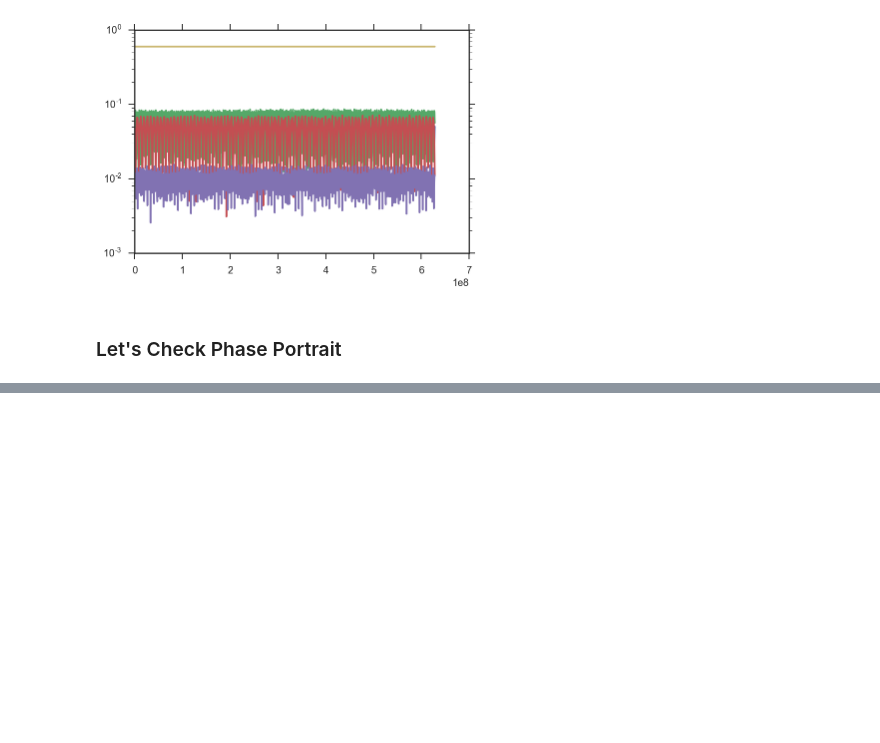
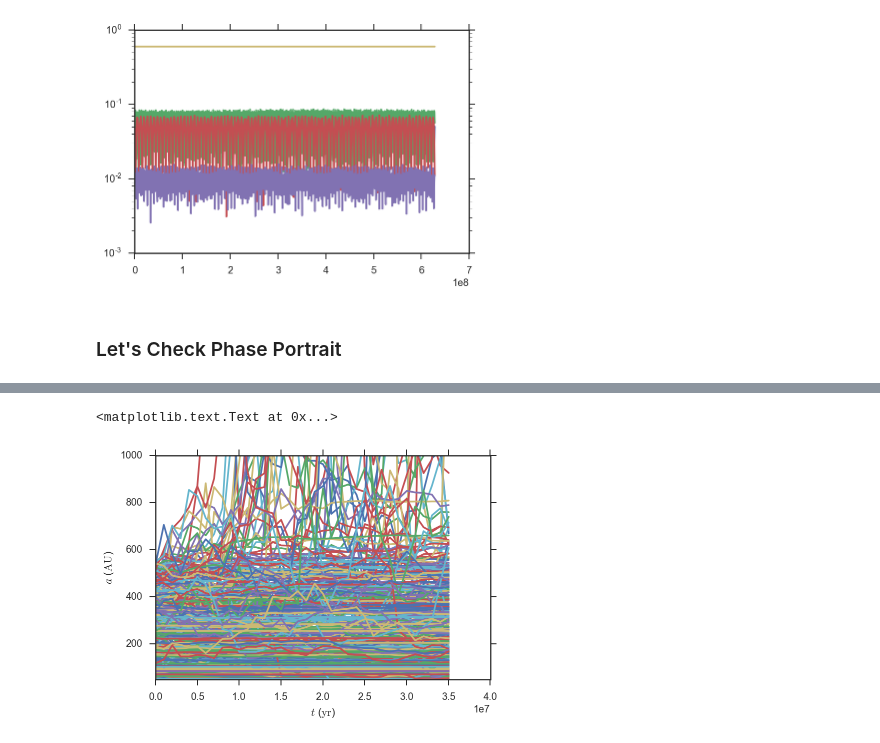
Before and after one commit to farr/PlanetIX, a Jupyter notebook: PlanetIX.ipynb, the cells around one changed output, grey strips where cells are left out. Cells and saved outputs as stored; diff of their text form; code cells hidden in the pictures; blank space fills up the shorter version.

```diff
--- a/PlanetIX.ipynb
+++ b/PlanetIX.ipynb
@@ -130,0 +138,16 @@ for i in range(6, orbs.shape[0]):
+# %%
+ts, orbits = load_orbits('../tsunami/fig5/orbits.pkl.gz')
+# %%
+tp_orbits = orbits[5:,:]
+# %%
+stable_tp_sel = stable_orbits_sel(tp_orbits)
+stable_tp_orbits = tp_orbits[stable_tp_sel,:]
+# %%
+for b in stable_tp_orbits:
+    plot(ts/(2*pi), b['a'])
+axis(ymin=50, ymax=1000)
+xlabel(r'$t$ ($\mathrm{yr}$)')
+ylabel(r'$a$ ($\mathrm{AU}$)')
+# %% [output]
+<matplotlib.text.Text at 0x...>
+[figure, added]
```
Also changed, not shown: parts of 12 cells of this notebook.
